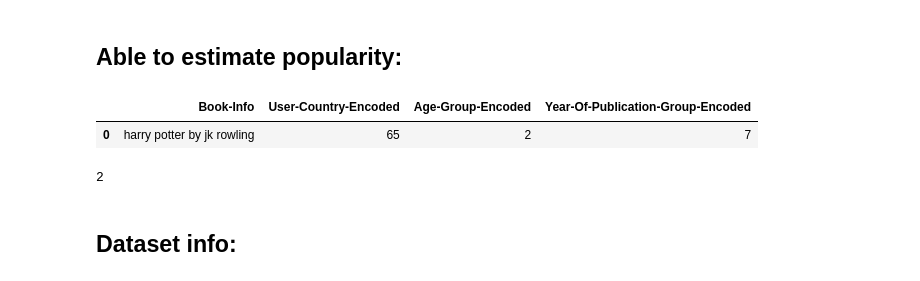
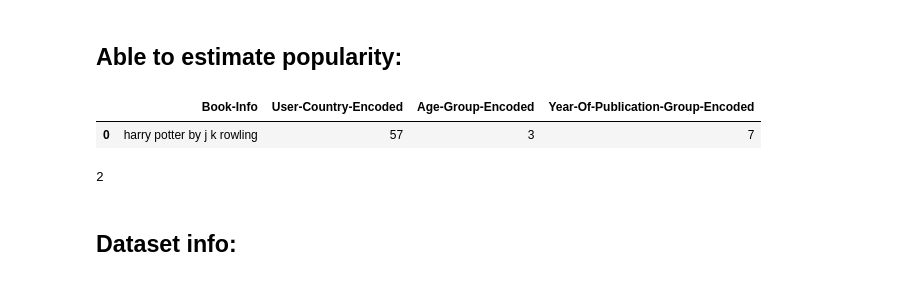
Before and after one commit to caseynator123/EDP_assigment2, a Jupyter notebook: ml/ml_analysis_dt.ipynb, the cells around one changed output. Saved outputs shown, nothing was run; the diff lists cells and outputs as text; code cells hidden in the pictures.

```diff
--- a/ml/ml_analysis_dt.ipynb
+++ b/ml/ml_analysis_dt.ipynb
@@ -220,15 +275,15 @@ array([[ 680,  886,  496],
 # %% [markdown]
 ## Able to estimate popularity:
 # %%
-example_dict = {'Book-Info':'harry potter by jk rowling',
-                          'User-Country-Encoded':65, 'Age-Group-Encoded':2,
+example_dict = {'Book-Info':'harry potter by j k rowling',
+                          'User-Country-Encoded':57, 'Age-Group-Encoded':3, # malaysia,
                 'Year-Of-Publication-Group-Encoded':7}
 
 X_example = pd.DataFrame(example_dict, index = [0])
 X_example
 # %% [output]
 |  | Book-Info | User-Country-Encoded | Age-Group-Encoded | Year-Of-Publication-Group-Encoded |
-| 0 | harry potter by jk rowling | 65 | 2 | 7 |
+| 0 | harry potter by j k rowling | 57 | 3 | 7 |
 # %%
 # bins for weighted rating: 4.20336529, 7.57571908, 8.05047939, 9.51708247]
 # between 8.050 and 9.517
```
Also changed, not shown: parts of 17 cells of this notebook, 2 other files.
